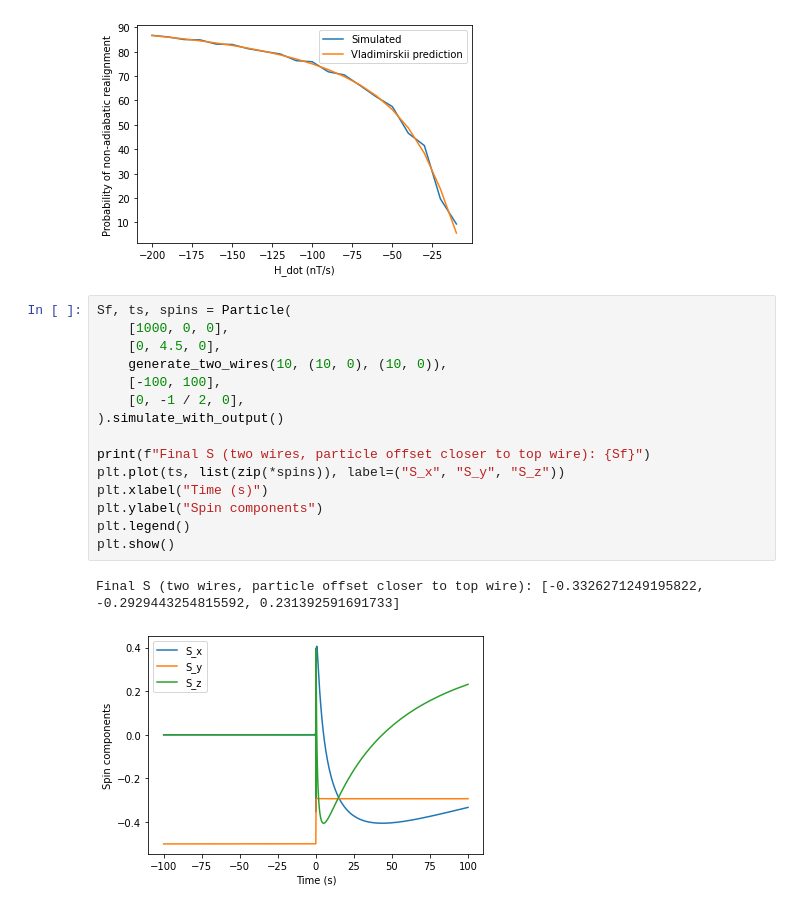
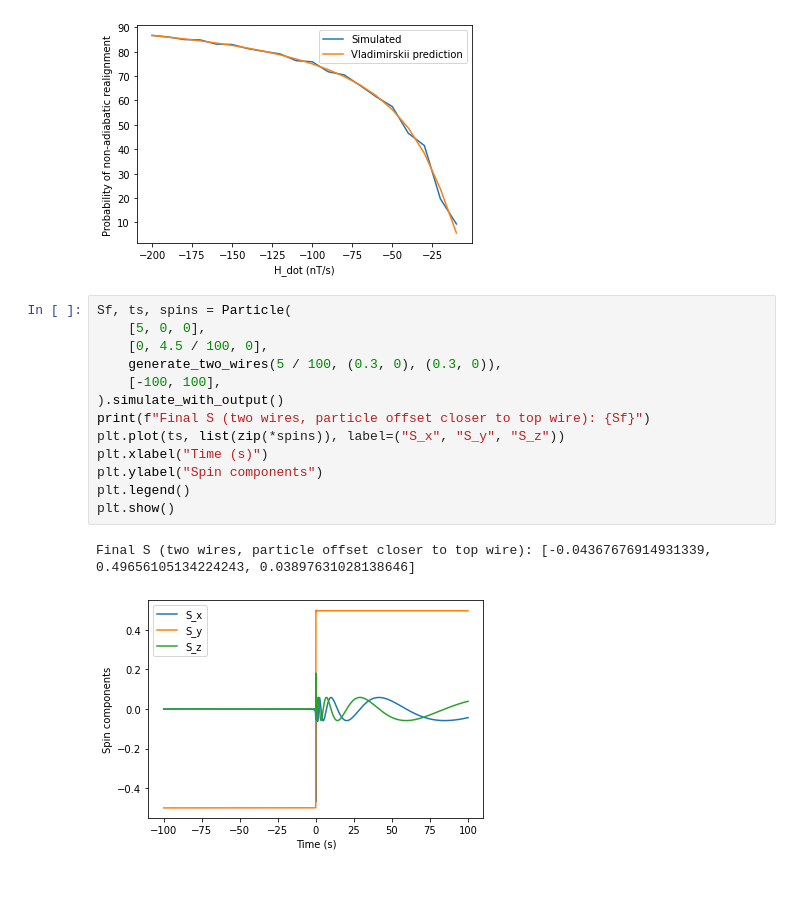
Before and after one commit to erfz/pt-experiment, a Jupyter notebook: simulations/examples.ipynb, the cells around one changed output. Saved outputs shown, nothing was run; the diff lists cells and outputs as text.

```diff
--- a/simulations/examples.ipynb
+++ b/simulations/examples.ipynb
@@ -84,19 +84,17 @@ plt.show()
 [figure]
 # %%
 Sf, ts, spins = Particle(
-    [1000, 0, 0],
-    [0, 4.5, 0],
-    generate_two_wires(10, (10, 0), (10, 0)),
+    [5, 0, 0],
+    [0, 4.5 / 100, 0],
+    generate_two_wires(5 / 100, (0.3, 0), (0.3, 0)),
     [-100, 100],
-    [0, -1 / 2, 0],
 ).simulate_with_output()
-
 print(f"Final S (two wires, particle offset closer to top wire): {Sf}")
 plt.plot(ts, list(zip(*spins)), label=("S_x", "S_y", "S_z"))
 plt.xlabel("Time (s)")
 plt.ylabel("Spin components")
 plt.legend()
 plt.show()
 # %% [output]
-Final S (two wires, particle offset closer to top wire): [-0.3326271249195822, -0.2929443254815592, 0.231392591691733]
+Final S (two wires, particle offset closer to top wire): [-0.04367676914931339, 0.49656105134224243, 0.03897631028138646]
-[figure, old version]
+[figure, new version]
```
Also changed, not shown: parts of 2 cells of this notebook, 1 other file.
